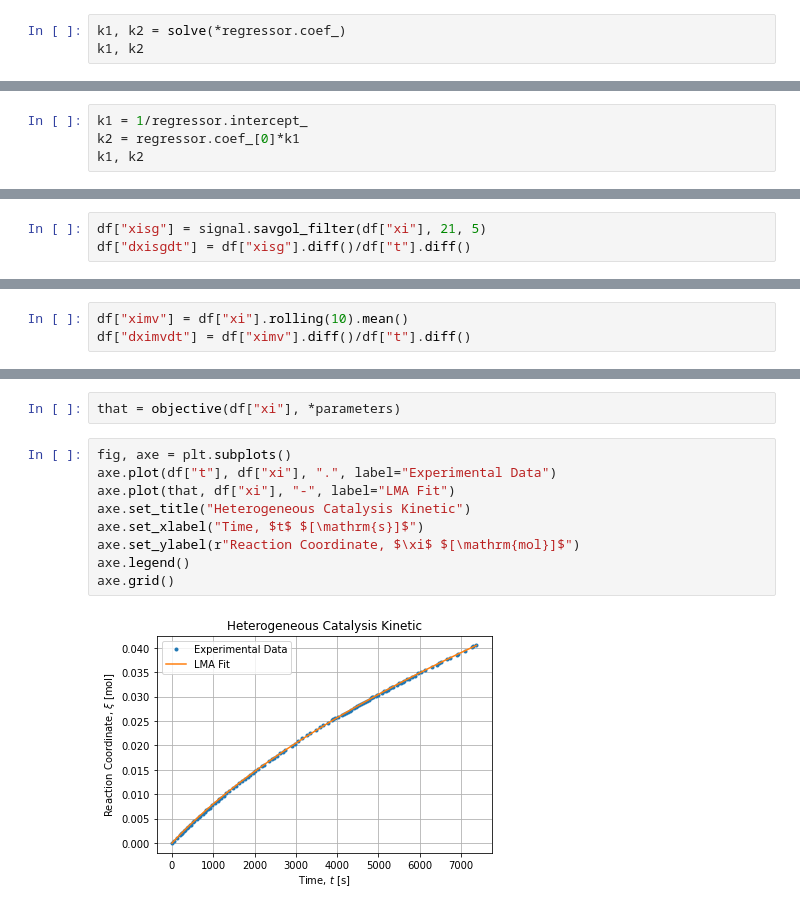
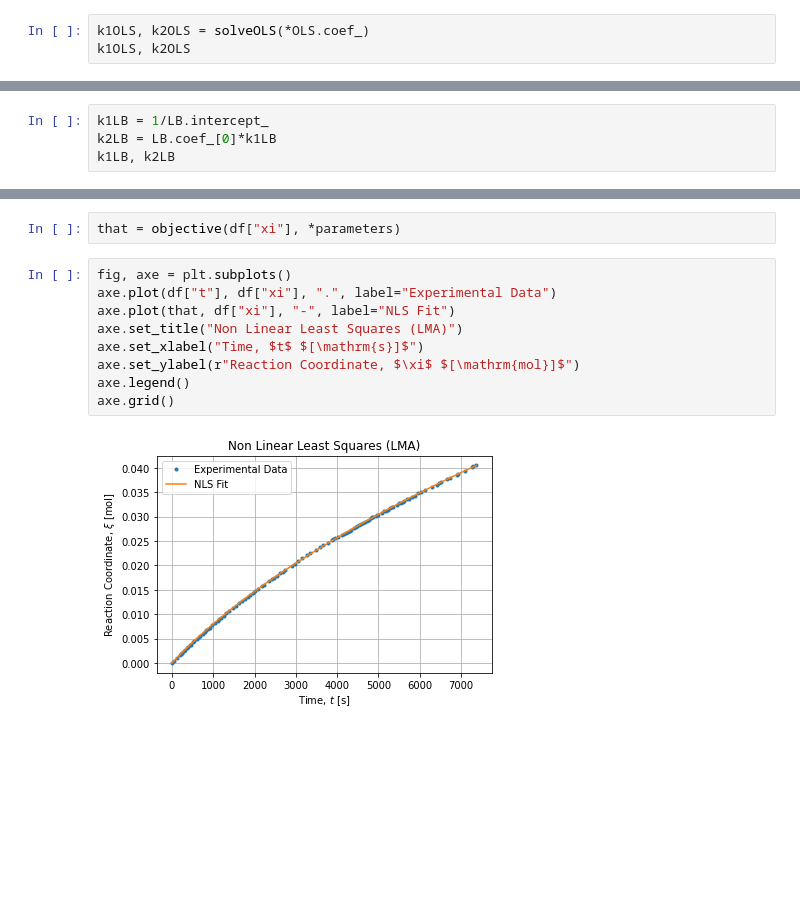
Before and after one commit to jlandercy/cookbook, a Jupyter notebook: python/posts/CatHet.ipynb, the cells around one changed output, grey strips where cells are left out. Drawn from its saved outputs; the diff is of its cells as text; blank space fills up the shorter version.

```diff
--- a/python/posts/CatHet.ipynb
+++ b/python/posts/CatHet.ipynb
@@ -113,6 +123,6 @@ def solve(c1, c2):
     k2 = c2*k1
     return k1, k2
 # %%
-k1, k2 = solve(*regressor.coef_)
-k1, k2
+k1OLS, k2OLS = solveOLS(*OLS.coef_)
+k1OLS, k2OLS
 # %% [output]
@@ -149,5 +173,5 @@ axe.grid()
 # %%
-k1 = 1/regressor.intercept_
-k2 = regressor.coef_[0]*k1
-k1, k2
+k1LB = 1/LB.intercept_
+k2LB = LB.coef_[0]*k1LB
+k1LB, k2LB
 # %% [output]
@@ -155,3 +178,0 @@ k1, k2
-# %%
-df["xisg"] = signal.savgol_filter(df["xi"], 21, 5)
-df["dxisgdt"] = df["xisg"].diff()/df["t"].diff()
@@ -169,3 +178,0 @@ axe.grid()
-# %%
-df["ximv"] = df["xi"].rolling(10).mean()
-df["dximvdt"] = df["ximv"].diff()/df["t"].diff()
@@ -198,11 +209,11 @@ that = objective(df["xi"], *parameters)
 # %%
 fig, axe = plt.subplots()
 axe.plot(df["t"], df["xi"], ".", label="Experimental Data")
-axe.plot(that, df["xi"], "-", label="LMA Fit")
-axe.set_title("Heterogeneous Catalysis Kinetic")
+axe.plot(that, df["xi"], "-", label="NLS Fit")
+axe.set_title("Non Linear Least Squares (LMA)")
 axe.set_xlabel("Time, $t$ $[\mathrm{s}]$")
 axe.set_ylabel(r"Reaction Coordinate, $\xi$ $[\mathrm{mol}]$")
 axe.legend()
 axe.grid()
 # %% [output]
-[figure, old version]
+[figure, new version]
```
Also changed, not shown: parts of 59 cells of this notebook, 1 other file.
